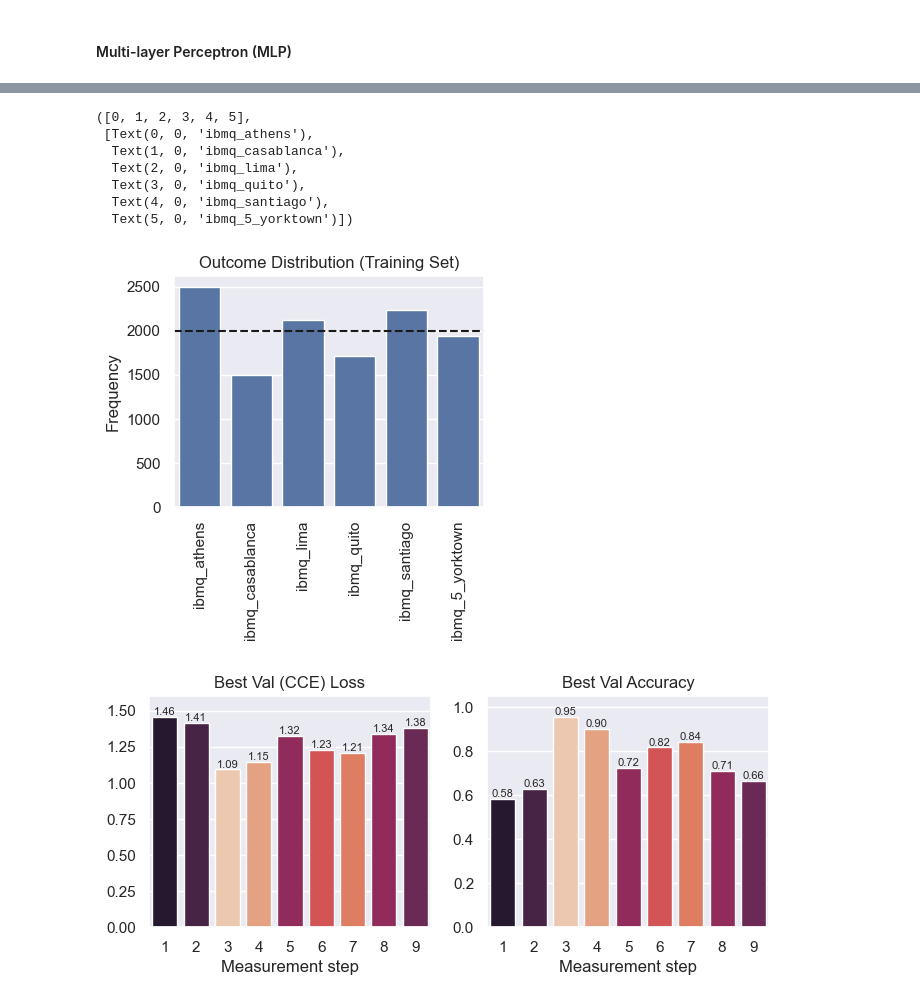
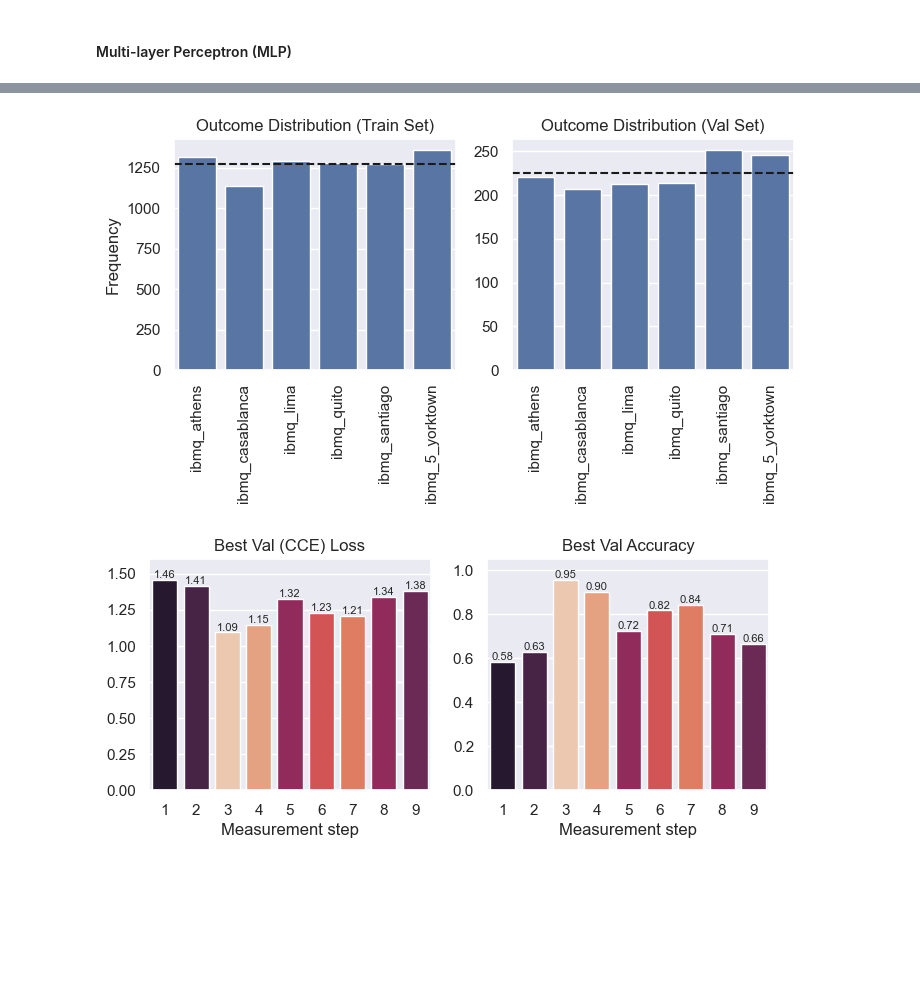
Before and after one commit to BenPrie/quantum-noise-ml, a Jupyter notebook: fingerprint-classifcation.ipynb, the cells around one changed output, grey strips where cells are left out. Cells and saved outputs as stored; diff of their text form; code cells hidden in the pictures; blank space fills up the shorter version.

Commit message:
Data handling tweaks

```diff
--- a/fingerprint-classifcation.ipynb
+++ b/fingerprint-classifcation.ipynb
@@ -241,13 +241,16 @@ def train(model, train_loader, val_loader, n_epochs, lr=1e-3, weight_decay=.0, v
     # Return the stats.
     return train_losses, train_accs, val_losses, val_accs
 # %%
+# Load in the data as Dataloaders.
+train_dataloader, val_dataloader, _ = load_dataset(dataset_path, steps=[2], test_size=.25, val_size=.15,  shuffle=True, as_torch=True, batch_size=64)
+
 # Generate and train a model.
 hidden_size = 128
 mlp_model = Sequential(
-    Linear(xs.shape[-1], hidden_size), ReLU(),
+    Linear(4, hidden_size), ReLU(),
     Linear(hidden_size, hidden_size), ReLU(),
     Linear(hidden_size, len(machines)),
     Softmax()
 )
-train_losses, train_accs, val_losses, val_accs = train(mlp_model, train_dataloader, val_dataloader, n_epochs=100, lr=1e-3, verbose=True)
+train_losses, train_accs, val_losses, val_accs = train(mlp_model, train_dataloader, val_dataloader, n_epochs=40, lr=1e-3, verbose=True)
 # %% [output]
@@ -293,30 +295,32 @@ Text(0.5, 0, 'Epoch')
 # %%
+# Load in the train and val sets.
+xs_train, xs_val, _, ys_train, ys_val, _ = load_dataset(dataset_path, steps=[2], test_size=.25, val_size=.15, as_torch=False)
+
 # Checking distribution of outputs (e.g. to see whether the model has any bias).
-outcomes = torch.argmax(mlp_model(torch.tensor(xs[:,0,:])), dim=1)
-outcome_frequencies = np.unique(outcomes, return_counts=True)
+outcomes_train = torch.argmax(mlp_model(torch.tensor(xs_train)), dim=1)
+outcome_frequencies_train = np.unique(outcomes_train, return_counts=True)
+outcomes_val = torch.argmax(mlp_model(torch.tensor(xs_val)), dim=1)
+outcome_frequencies_val = np.unique(outcomes_val, return_counts=True)
 
 # Plotting.
-fig, ax = plt.subplots(1, 1, figsize=(4, 3))
-sns.barplot(x=[machines[i] for i in outcome_frequencies[0]], y=outcome_frequencies[1], ax=ax)
+fig, (ax1, ax2) = plt.subplots(1, 2, figsize=(8, 3))
+sns.barplot(x=machines, y=outcome_frequencies_train[1], ax=ax1)
+sns.barplot(x=machines, y=outcome_frequencies_val[1], ax=ax2)
 
 # True frequency (for all machines is 2000).
-ax.axhline(2000, color='k', linestyle='--')
+ax1.axhline(xs_train.shape[0] / len(machines), color='k', linestyle='--')
+ax2.axhline(xs_val.shape[0] / len(machines), color='k', linestyle='--')
 
 # Beautifying.
-ax.set_title('Outcome Distribution (Training Set)')
-ax.set_ylabel('Frequency')
-plt.xticks(rotation=90)
+ax1.set_title('Outcome Distribution (Train Set)')
+ax2.set_title('Outcome Distribution (Val Set)')
+ax1.set_ylabel('Frequency')
+ax1.set_xticklabels(machines, rotation=90)
+ax2.set_xticklabels(machines, rotation=90)
 
 plt.show()
 # %% [output]
-([0, 1, 2, 3, 4, 5],
- [Text(0, 0, 'ibmq_athens'),
-  Text(1, 0, 'ibmq_casablanca'),
-  Text(2, 0, 'ibmq_lima'),
-  Text(3, 0, 'ibmq_quito'),
-  Text(4, 0, 'ibmq_santiago'),
-  Text(5, 0, 'ibmq_5_yorktown')])
-[figure, old version]
+[figure, new version]
 # %%
 # Train a classifier for each measurement step.
 models = {}
```
Also changed, not shown: parts of 12 cells of this notebook.
